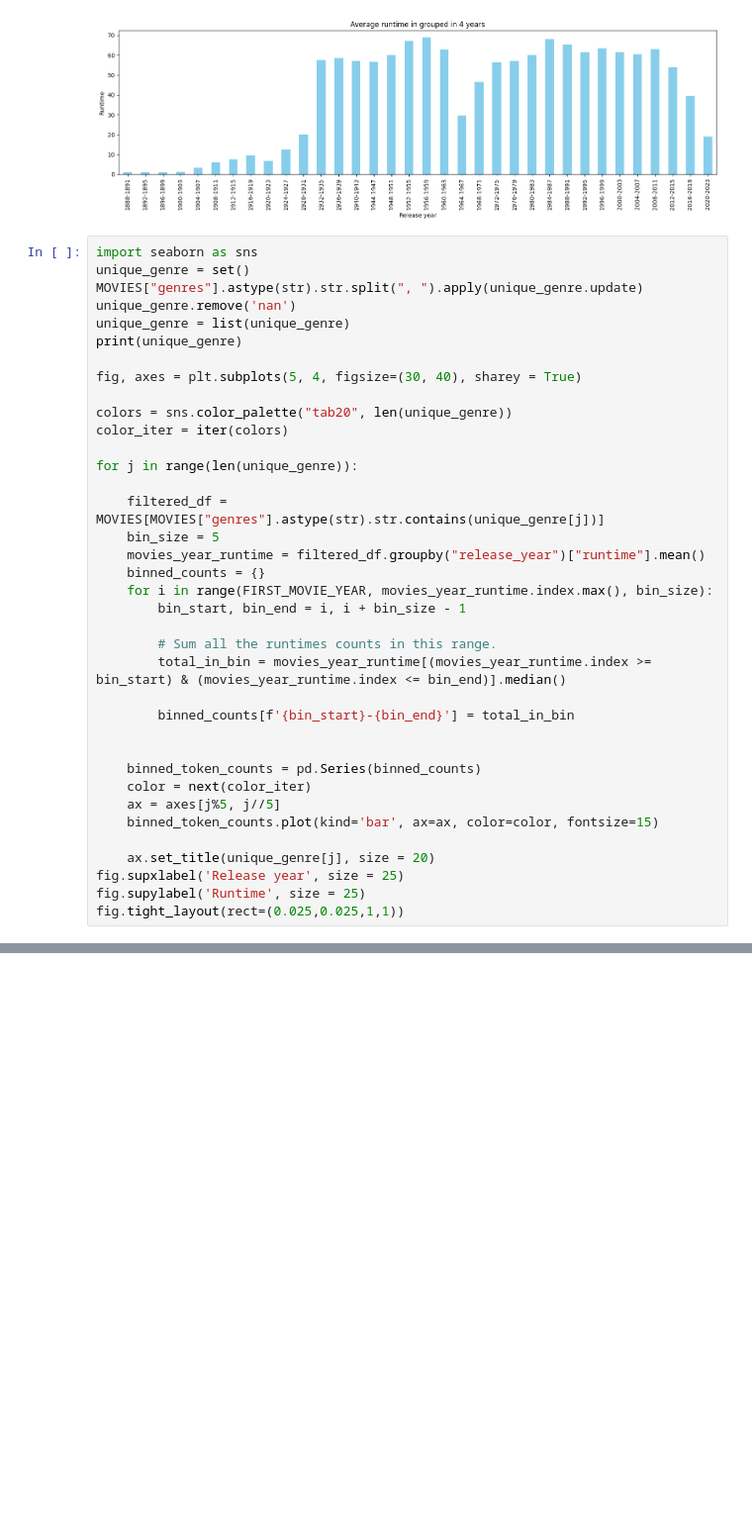
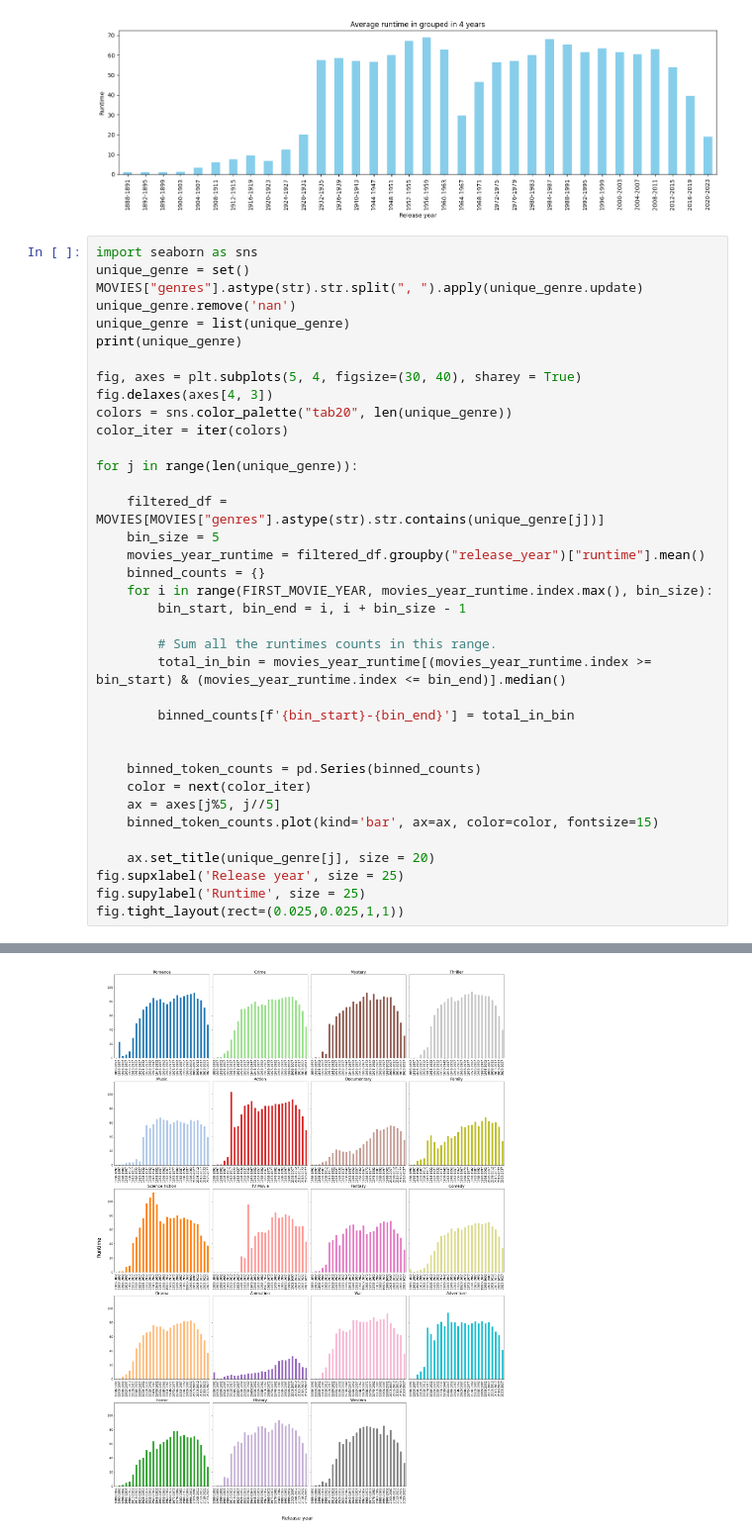
Before and after one commit to epfl-ada/ada-2024-project-alpacadreamagency, a Jupyter notebook: results.ipynb, the cells around one changed output, grey strips where cells are left out. Shown: that part at 99% size. Drawn from its saved outputs; the diff is of its cells as text; blank space fills up the shorter version.

Commit message:
show figure

```diff
--- a/results.ipynb
+++ b/results.ipynb
@@ -107,7 +107,7 @@ unique_genre = list(unique_genre)
 print(unique_genre)
 
 fig, axes = plt.subplots(5, 4, figsize=(30, 40), sharey = True)
-
+fig.delaxes(axes[4, 3])
 colors = sns.color_palette("tab20", len(unique_genre))
 color_iter = iter(colors)
 
@@ -135,3 +135,4 @@ for j in range(len(unique_genre)):
 fig.supxlabel('Release year', size = 25)
 fig.supylabel('Runtime', size = 25)
 fig.tight_layout(rect=(0.025,0.025,1,1))
+# %% [output]
@@ -137,0 +140 @@ fig.tight_layout(rect=(0.025,0.025,1,1))
+[figure, added]
```
Also changed, not shown: parts of 2 cells of this notebook.
